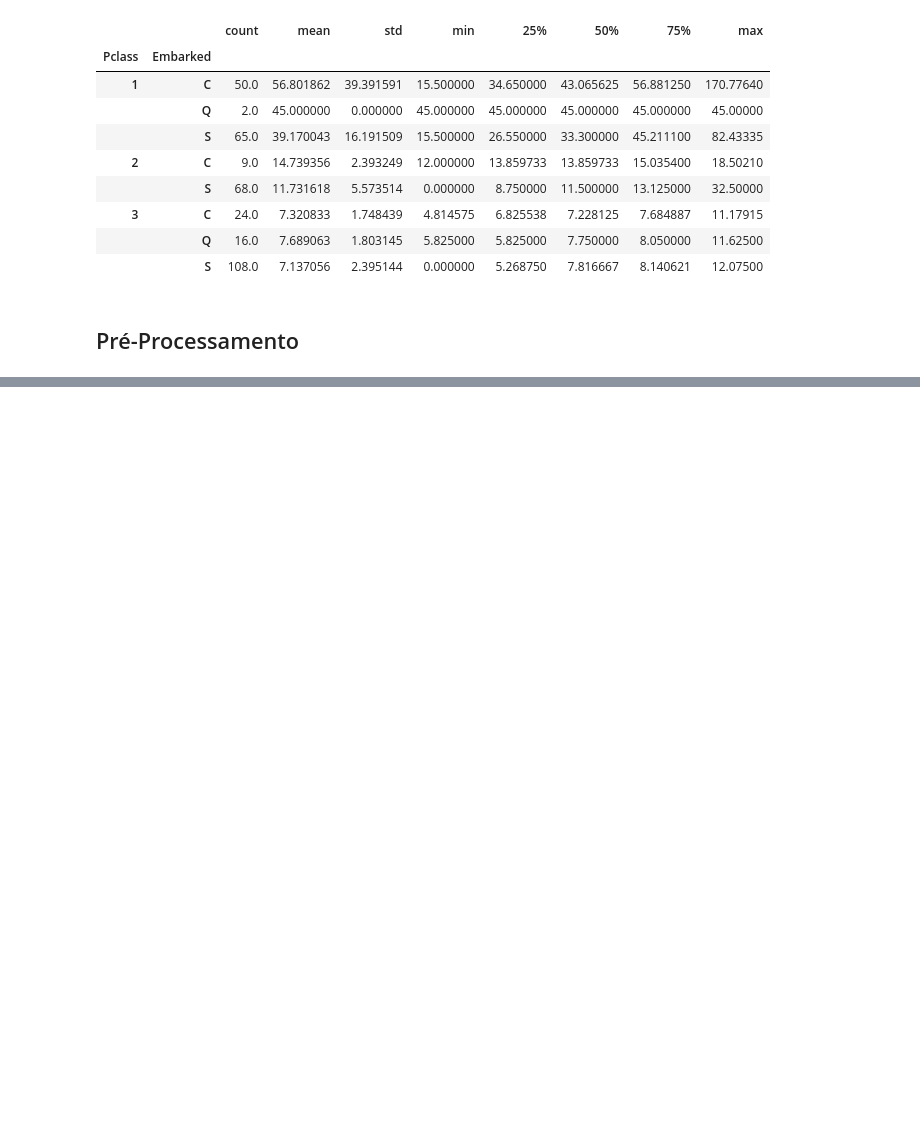
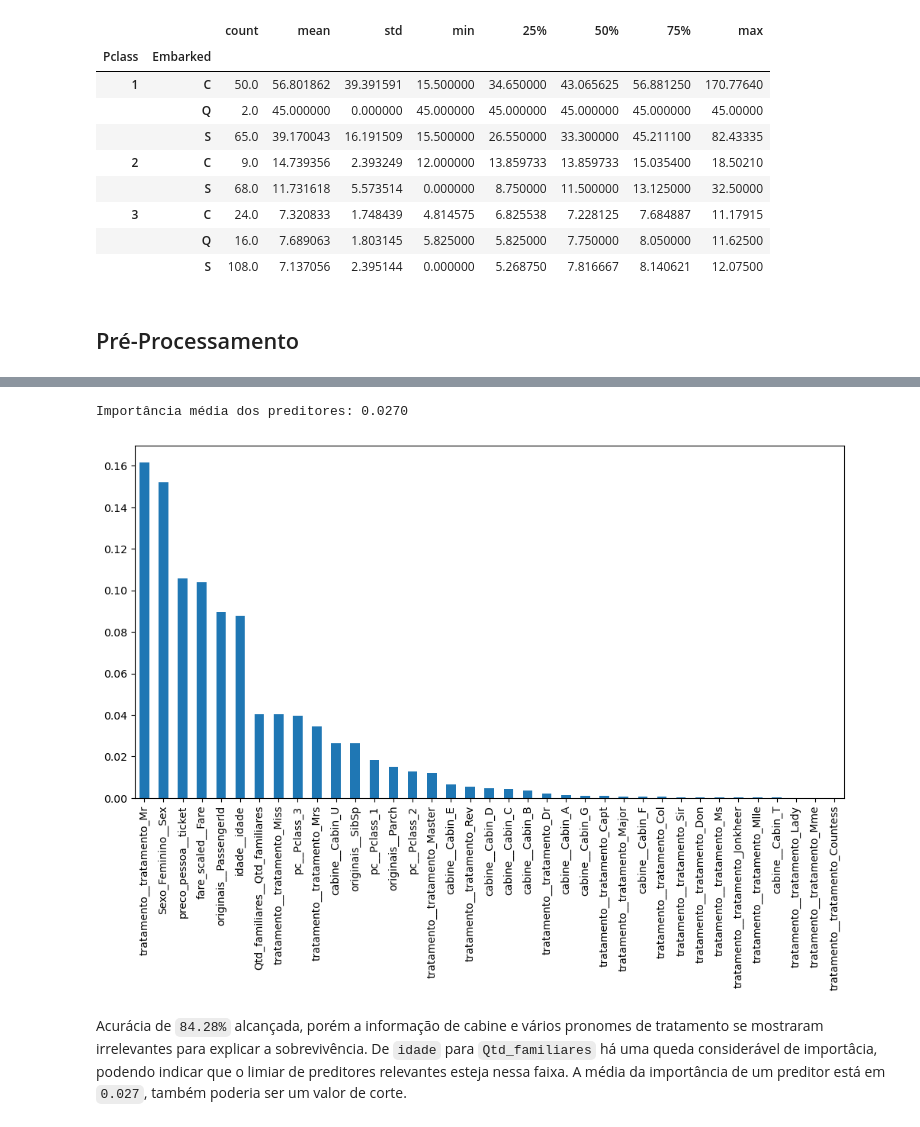
Before and after one commit to oliveira-silva-lucas/titanic, a Jupyter notebook: titanic_II.ipynb, the cells around one changed output, grey strips where cells are left out. Cells and saved outputs as stored; diff of their text form; code cells hidden in the pictures; blank space fills up the shorter version.

Commit message:
Conclusão novo script de predição Titanic

```diff
--- a/titanic_II.ipynb
+++ b/titanic_II.ipynb
@@ -471,0 +602,23 @@ if rf_dados:
+# %%
+from sklearn.model_selection import GridSearchCV
+
+param_grid = {
+    'n_estimators': [50, 100, 200, 500],
+    'max_depth': [None, 5, 10, 15],
+    'min_samples_split': [2, 5, 10, 14],
+    'min_samples_leaf': [1, 2, 4, 6],
+}
+
+grid_search = GridSearchCV(
+    estimator=RandomForestClassifier(random_state=n_random),
+    param_grid=param_grid,
+    cv=10,
+    verbose=2,
+    scoring='accuracy',
+    n_jobs=-1,
+)
+
+grid_search.fit(titanic_preparado, y)
+
+print("Melhores parâmetros:", grid_search.best_params_)
+print("Melhor score:", grid_search.best_score_)
@@ -471,0 +649,6 @@ if rf_dados:
+# %%
+melhor_modelo = grid_search.best_estimator_
+importancia_preditores = pd.DataFrame(index=preprocessamento.get_feature_names_out(),
+             data={'Importancia':melhor_modelo.feature_importances_}
+             ).sort_values('Importancia', ascending=False)
+importancia_preditores
@@ -471,0 +673,8 @@ if rf_dados:
+# %%
+print(f'Importância média dos preditores: {importancia_preditores.Importancia.mean():.4f}')
+importancia_preditores.plot(kind='bar', figsize=(12, 6), legend=False);
+# %% [output]
+Importância média dos preditores: 0.0270
+[figure, added]
+# %% [markdown]
+Acurácia de `84.28%` alcançada, porém a informação de cabine e vários pronomes de tratamento se mostraram irrelevantes para explicar a sobrevivência. De `idade` para `Qtd_familiares` há uma queda considerável de importâcia, podendo indicar que o limiar de preditores relevantes esteja nessa faixa. A média da importância de um preditor está em `0.027`, também poderia ser um valor de corte.
```
Also changed, not shown: parts of 21 cells of this notebook.
